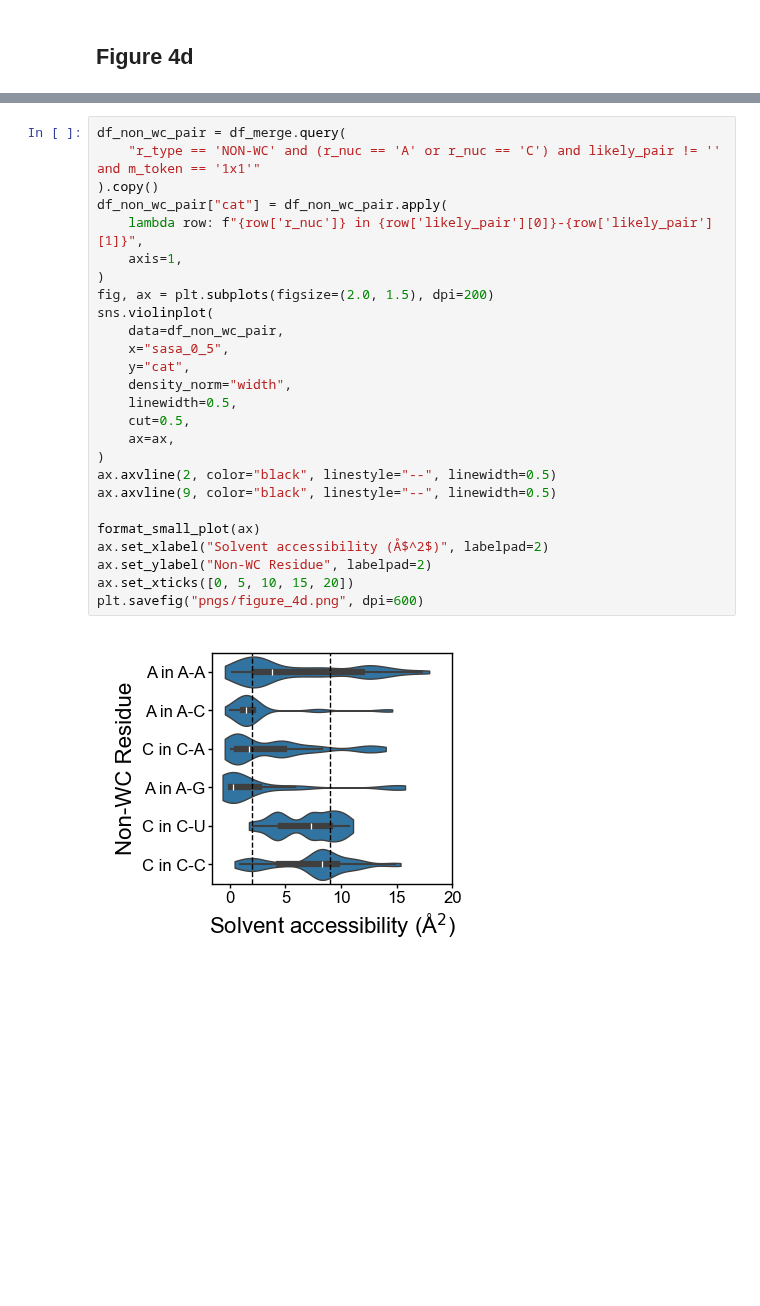
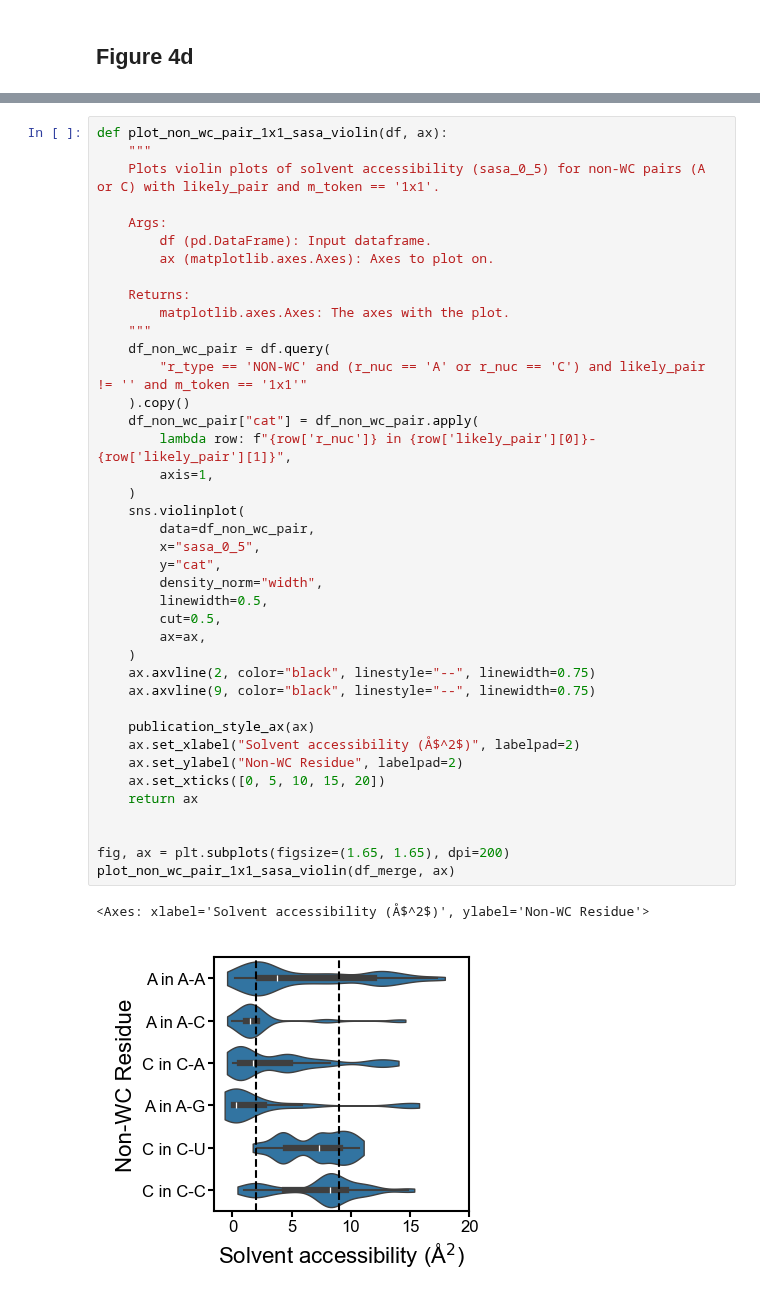
Before and after one commit to YesselmanLabPublications/2025_char_3d_struct_features, a Jupyter notebook: notebooks/figures/figure_4.ipynb, the cells around one changed output, grey strips where cells are left out. Cells and saved outputs as stored; diff of their text form; blank space fills up the shorter version.

```diff
--- a/notebooks/figures/figure_4.ipynb
+++ b/notebooks/figures/figure_4.ipynb
@@ -277,29 +241,44 @@ format_small_plot(ax)
 # %%
-df_non_wc_pair = df_merge.query(
-    "r_type == 'NON-WC' and (r_nuc == 'A' or r_nuc == 'C') and likely_pair != '' and m_token == '1x1'"
-).copy()
-df_non_wc_pair["cat"] = df_non_wc_pair.apply(
-    lambda row: f"{row['r_nuc']} in {row['likely_pair'][0]}-{row['likely_pair'][1]}",
-    axis=1,
-)
-fig, ax = plt.subplots(figsize=(2.0, 1.5), dpi=200)
-sns.violinplot(
-    data=df_non_wc_pair,
-    x="sasa_0_5",
-    y="cat",
-    density_norm="width",
-    linewidth=0.5,
-    cut=0.5,
-    ax=ax,
-)
-ax.axvline(2, color="black", linestyle="--", linewidth=0.5)
-ax.axvline(9, color="black", linestyle="--", linewidth=0.5)
+def plot_non_wc_pair_1x1_sasa_violin(df, ax):
+    """
+    Plots violin plots of solvent accessibility (sasa_0_5) for non-WC pairs (A or C) with likely_pair and m_token == '1x1'.
 
-format_small_plot(ax)
-ax.set_xlabel("Solvent accessibility (Å$^2$)", labelpad=2)
-ax.set_ylabel("Non-WC Residue", labelpad=2)
-ax.set_xticks([0, 5, 10, 15, 20])
-plt.savefig("pngs/figure_4d.png", dpi=600)
+    Args:
+        df (pd.DataFrame): Input dataframe.
+        ax (matplotlib.axes.Axes): Axes to plot on.
+
+    Returns:
+        matplotlib.axes.Axes: The axes with the plot.
+    """
+    df_non_wc_pair = df.query(
+        "r_type == 'NON-WC' and (r_nuc == 'A' or r_nuc == 'C') and likely_pair != '' and m_token == '1x1'"
+    ).copy()
+    df_non_wc_pair["cat"] = df_non_wc_pair.apply(
+        lambda row: f"{row['r_nuc']} in {row['likely_pair'][0]}-{row['likely_pair'][1]}",
+        axis=1,
+    )
+    sns.violinplot(
+        data=df_non_wc_pair,
+        x="sasa_0_5",
+        y="cat",
+        density_norm="width",
+        linewidth=0.5,
+        cut=0.5,
+        ax=ax,
+    )
+    ax.axvline(2, color="black", linestyle="--", linewidth=0.75)
+    ax.axvline(9, color="black", linestyle="--", linewidth=0.75)
+
+    publication_style_ax(ax)
+    ax.set_xlabel("Solvent accessibility (Å$^2$)", labelpad=2)
+    ax.set_ylabel("Non-WC Residue", labelpad=2)
+    ax.set_xticks([0, 5, 10, 15, 20])
+    return ax
+
+
+fig, ax = plt.subplots(figsize=(1.65, 1.65), dpi=200)
+plot_non_wc_pair_1x1_sasa_violin(df_merge, ax)
 # %% [output]
+<Axes: xlabel='Solvent accessibility (Å$^2$)', ylabel='Non-WC Residue'>
-[figure, old version]
+[figure, new version]
 # %%
```
Also changed, not shown: parts of 8 cells of this notebook, 12 other files.
